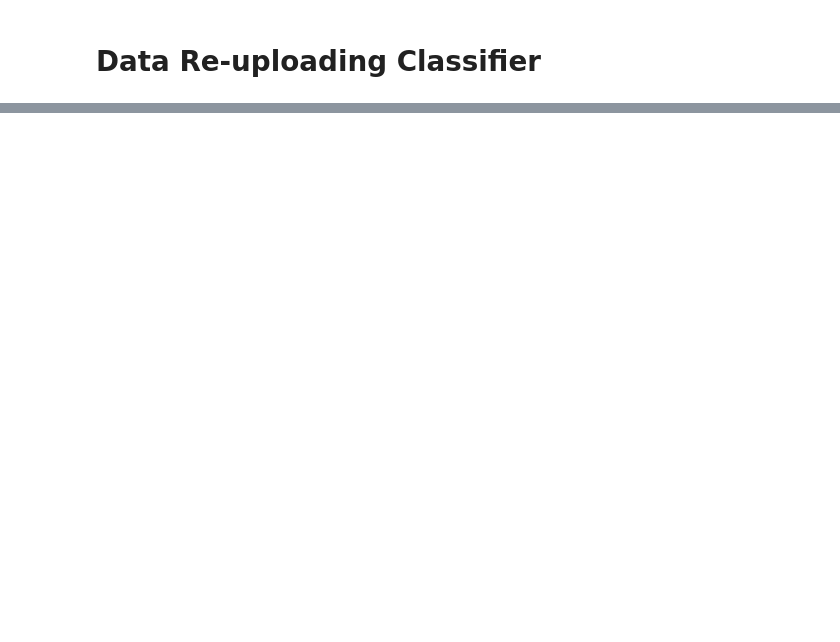
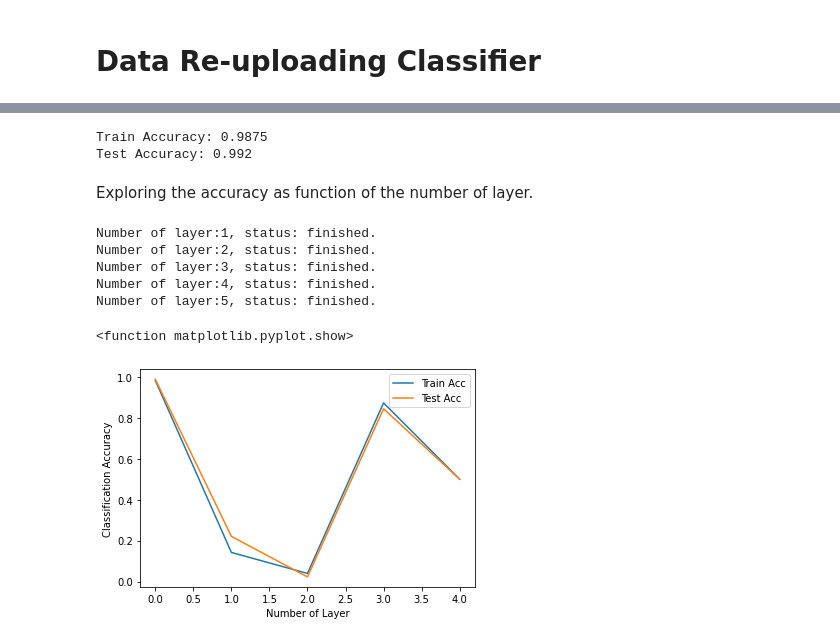
Before and after one commit to ericardomuten/qiskit-advocate-mentorship, a Jupyter notebook: 2_PCA_DRC.ipynb, the cells around one changed output, grey strips where cells are left out. Cells and saved outputs as stored; diff of their text form; code cells hidden in the pictures; blank space fills up the shorter version.

```diff
--- a/2_PCA_DRC.ipynb
+++ b/2_PCA_DRC.ipynb
@@ -411,0 +435,58 @@ ValueError: No gradients provided for any variable: ['Variable:0'].
+# %%
+Y_pred_train = drc_pred(opt_params_01['x'], X_train01, backend, L=num_layer, num_features=num_features, shots=shots)
+Y_pred_test = drc_pred(opt_params_01['x'], X_test01, backend, L=num_layer, num_features=num_features, shots=shots)
+
+train_acc = (np.argmax(Y_pred_train, axis=1) == np.argmax(Y_train01, axis=1)).sum()/len(Y_train01)
+test_acc = (np.argmax(Y_pred_test, axis=1) == np.argmax(Y_test01, axis=1)).sum()/len(Y_test01)
+
+print("Train Accuracy:", train_acc)
+print("Test Accuracy:", test_acc)
+# %% [output]
+Train Accuracy: 0.9875
+Test Accuracy: 0.992
+# %% [markdown]
+Exploring the accuracy as function of the number of layer.
+# %%
+train_acc_list01 = []
+test_acc_list01 = []
+train_loss_list01 = []
+test_loss_list01 = []
+
+for i in range(5):
+    opt_params_01 = scipy.optimize.minimize(fun=weighted_fidelity_cost_function, x0=params, method='COBYLA',
+                                            args=(X_train01, Y_train01, backend, i+1, num_features, shots),
+                                            options={'maxiter':1000})
+
+    print("Number of layer: " + str(i+1) + ", status: finished.")
+
+    Y_pred_train = drc_pred(opt_params_01['x'], X_train01, backend, L=num_layer, num_features=num_features, shots=shots)
+    Y_pred_test = drc_pred(opt_params_01['x'], X_test01, backend, L=num_layer, num_features=num_features, shots=shots)
+
+    train_acc = (np.argmax(Y_pred_train, axis=1) == np.argmax(Y_train01, axis=1)).sum()/len(Y_train01)
+    test_acc = (np.argmax(Y_pred_test, axis=1) == np.argmax(Y_test01, axis=1)).sum()/len(Y_test01)
+
+    train_acc_list01 += [train_acc]
+    test_acc_list01 += [test_acc]
+
+    train_loss = weighted_fidelity_cost_function(opt_params_01['x'], X_train01, Y_train01, backend, L=num_layer, num_features=num_features, shots=shots)
+    test_loss = weighted_fidelity_cost_function(opt_params_01['x'], X_test01, Y_test01, backend, L=num_layer, num_features=num_features, shots=shots)
+
+    train_loss_list01 += [train_loss]
+    test_loss_list01 += [test_loss]
+# %% [output]
+Number of layer:1, status: finished.
+Number of layer:2, status: finished.
+Number of layer:3, status: finished.
+Number of layer:4, status: finished.
+Number of layer:5, status: finished.
+# %%
+plt.plot(train_acc_list01, label='Train Acc')
+plt.plot(test_acc_list01, label='Test Acc')
+
+plt.xlabel('Number of Layer')
+plt.ylabel('Classification Accuracy')
+plt.legend()
+plt.show()
+# %% [output]
+<function matplotlib.pyplot.show>
+[figure, added]
```
Also changed, not shown: parts of 73 cells of this notebook.
